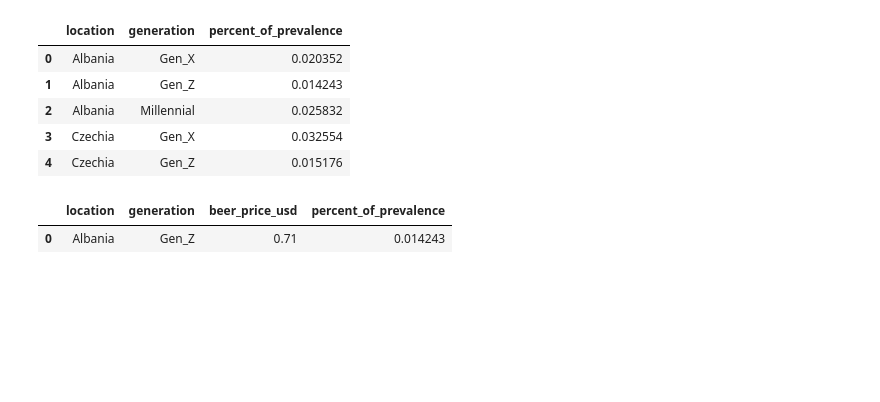
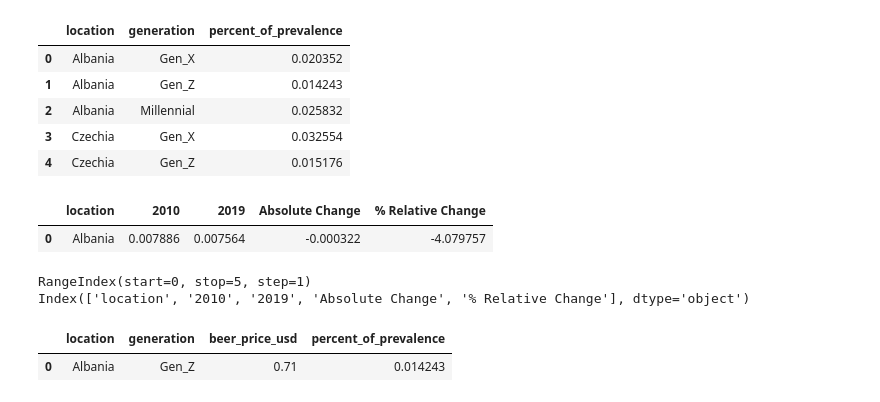
Before and after one commit to justdayane/da-capstone-project-dayane-ernesto, a Jupyter notebook: Ernestos_finds/clean_DFs_Graphs.ipynb, the cells around one changed output. Drawn from its saved outputs; the diff is of its cells as text; code cells hidden in the pictures; blank space fills up the shorter version.

```diff
--- a/Ernestos_finds/clean_DFs_Graphs.ipynb
+++ b/Ernestos_finds/clean_DFs_Graphs.ipynb
@@ -130,6 +130,17 @@ fig.for_each_trace(lambda t: t.update(name={
 fig.show()
 # %%
 slope_chart = pd.read_csv('../Cleaned Sets/slope_chart_df_clean.csv')
+# %%
+slope_chart.head(1)
+# %% [output]
+|  | location | 2010 | 2019 | Absolute Change | % Relative Change |
+| 0 | Albania | 0.007886 | 0.007564 | -0.000322 | -4.079757 |
+# %%
+print(slope_chart.index)
+print(slope_chart.columns)
+# %% [output]
+RangeIndex(start=0, stop=5, step=1)
+Index(['location', '2010', '2019', 'Absolute Change', '% Relative Change'], dtype='object')
 # %%
 fig = go.Figure()
 offsets = {'Albania': -0.002, 'Czechia': 0.002}
```
Also changed, not shown: parts of 2 cells of this notebook.
